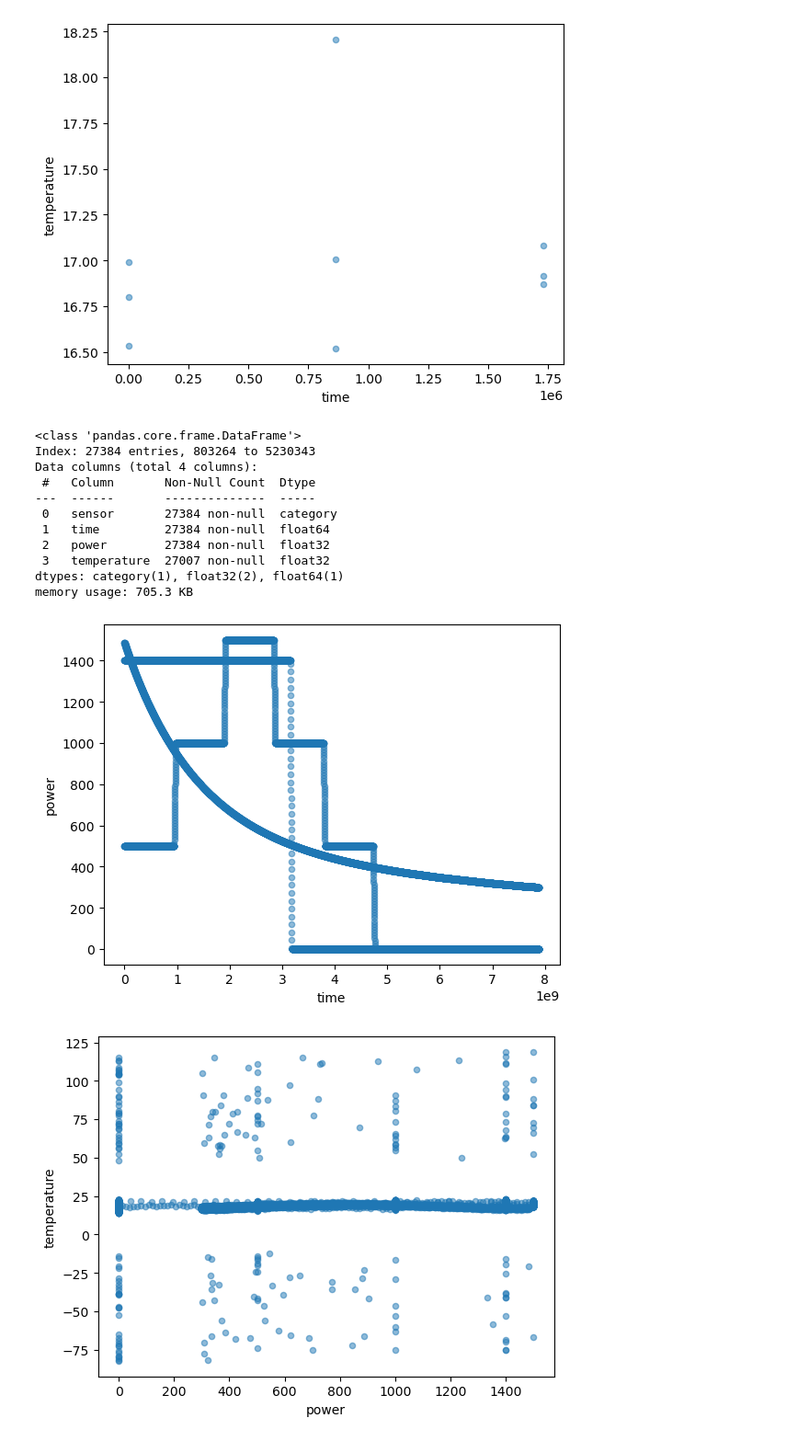
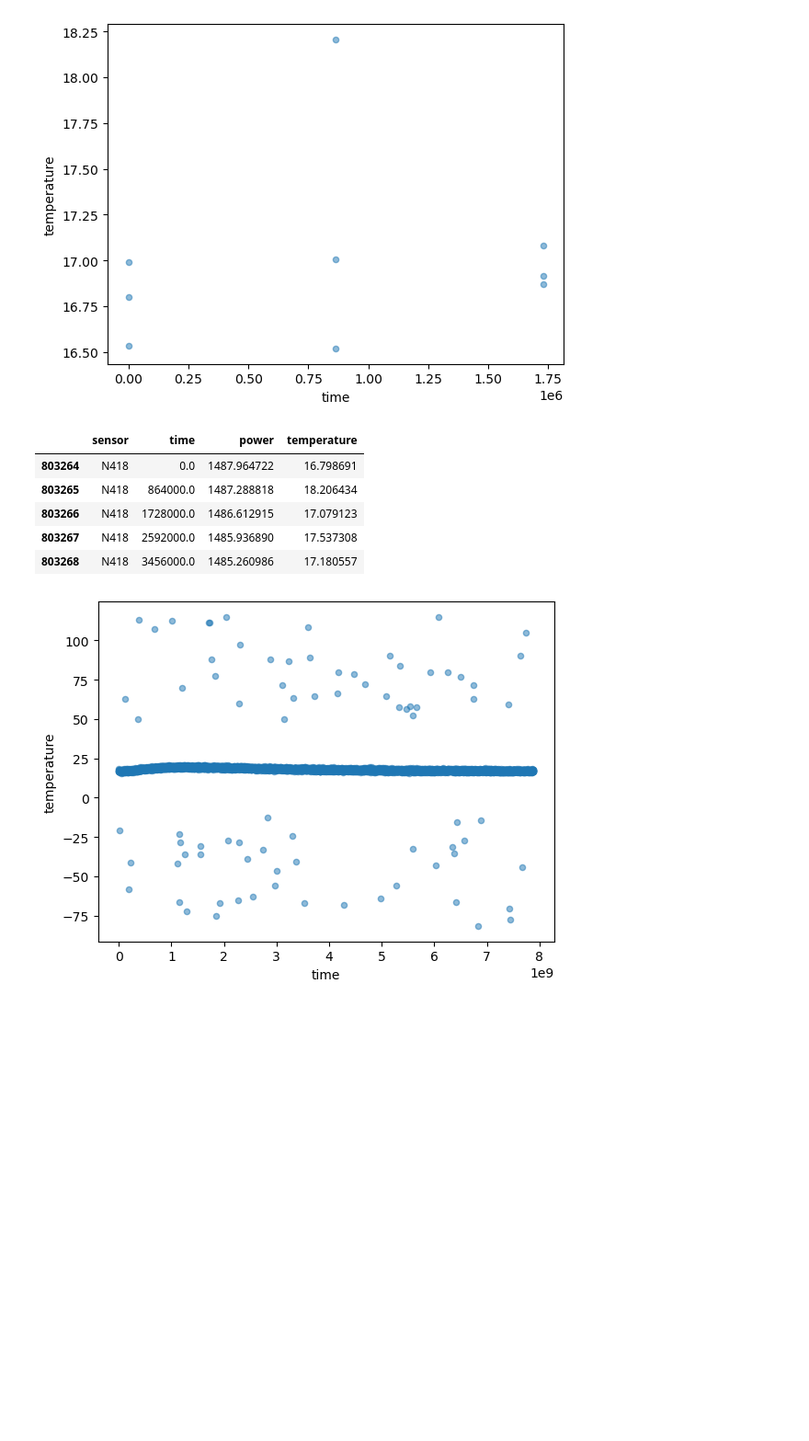
Before and after one commit to Username212305/ML_project_final, a Jupyter notebook: final.ipynb, the cells around one changed output. Shown at 92% size. Drawn from its saved outputs; the diff is of its cells as text; code cells hidden in the pictures; blank space fills up the shorter version.

```diff
--- a/final.ipynb
+++ b/final.ipynb
@@ -73,25 +82,19 @@ sampleP.plot.scatter(x="time", y="temperature", alpha=0.5)
 # %%
 """graphes tous pour 1 senseur"""
 
-sampleN418 = training_data.query(" sensor=='N418'")
-sampleN418.plot.scatter(x="time", y="power", alpha=0.5)
-sampleN418.plot.scatter(x="power", y="temperature", alpha=0.5)
+sampleN418 = power1.query(" sensor=='N418'")
+#sampleN418.plot.scatter(x="time", y="power", alpha=0.5)
+sampleN418.plot.scatter(x="time", y="temperature", alpha=0.5)
 sensors.query("sensor == 'N418'")
-sampleN418.info()
+sampleN418.head()
 # %% [output]
-<class 'pandas.core.frame.DataFrame'>
-Index: 27384 entries, 803264 to 5230343
-Data columns (total 4 columns):
- #   Column       Non-Null Count  Dtype
----  ------       --------------  -----
- 0   sensor       27384 non-null  category
- 1   time         27384 non-null  float64
- 2   power        27384 non-null  float32
- 3   temperature  27007 non-null  float32
-dtypes: category(1), float32(2), float64(1)
-memory usage: 705.3 KB
+|  | sensor | time | power | temperature |
+| 803264 | N418 | 0.0 | 1487.964722 | 16.798691 |
+| 803265 | N418 | 864000.0 | 1487.288818 | 18.206434 |
+| 803266 | N418 | 1728000.0 | 1486.612915 | 17.079123 |
+| 803267 | N418 | 2592000.0 | 1485.936890 | 17.537308 |
+| 803268 | N418 | 3456000.0 | 1485.260986 | 17.180557 |
-[figure, old version]
+[figure, new version]
-[figure, removed]
 # %%
 b = training_data.query("time <= 10**9 and time >= 0.8*10**9")
 b.plot.scatter(x="time", y="power", alpha=0.5)
```
Also changed, not shown: parts of 6 cells of this notebook.
